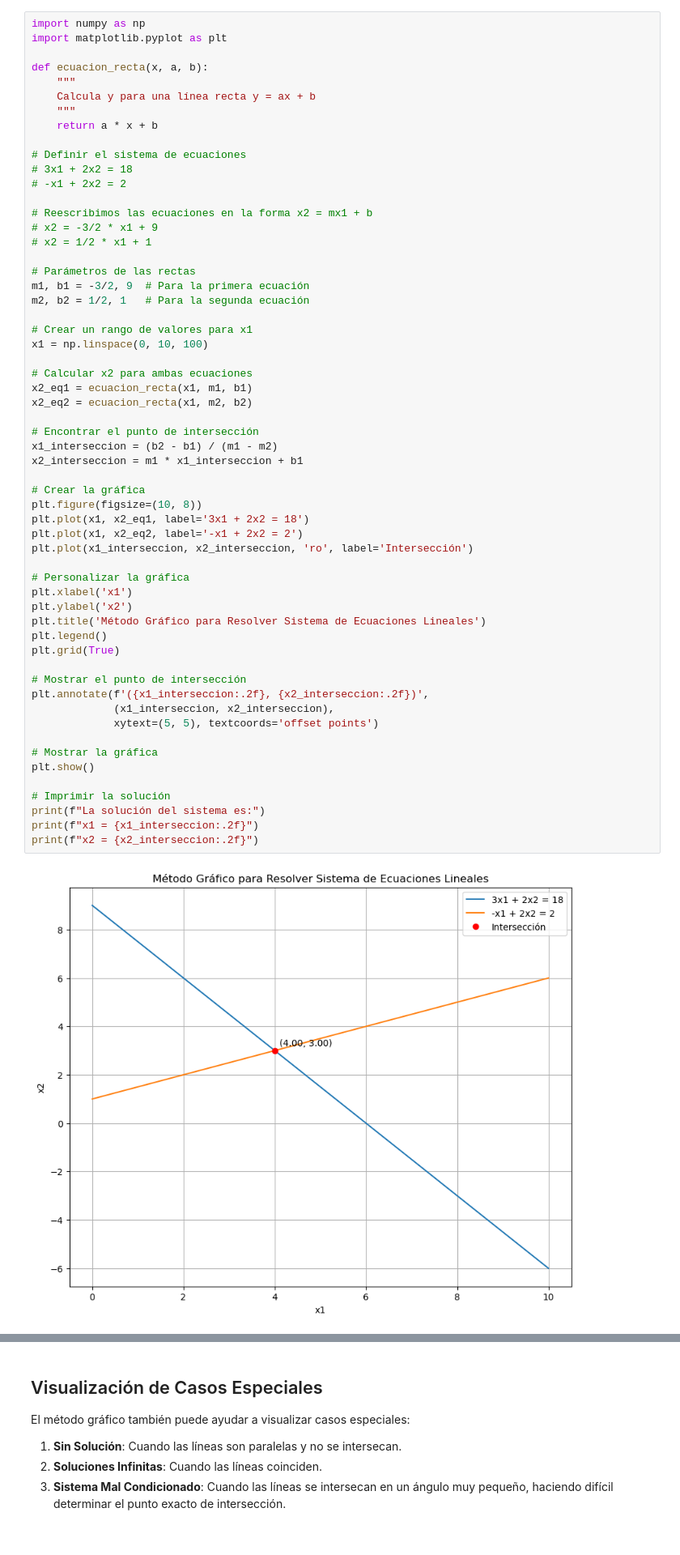
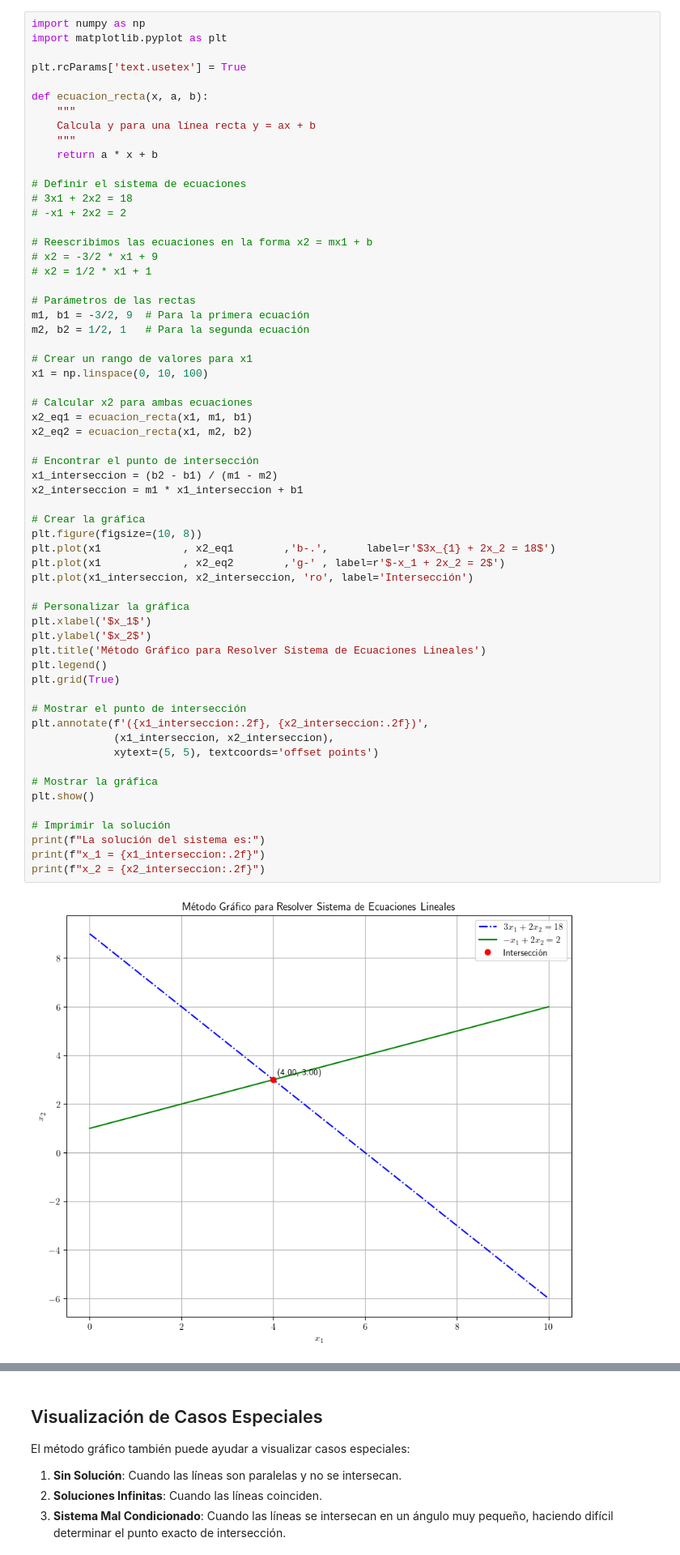
Before and after one commit to cpatagon/Python_Numerico, a Jupyter notebook: clases/04_ SistemasEcuacionesLineales/04_MetodoGrafico_AL.ipynb, the cells around one changed output, grey strips where cells are left out. Shown at 81% size. Cells and saved outputs as stored; diff of their text form.

```diff
--- a/clases/04_ SistemasEcuacionesLineales/04_MetodoGrafico_AL.ipynb
+++ b/clases/04_ SistemasEcuacionesLineales/04_MetodoGrafico_AL.ipynb
@@ -58,6 +60,8 @@ Al graficar, estas líneas se intersecan en $(x_1, x_2) = (4, 3)$, que es la sol
 # %%
 import numpy as np
 import matplotlib.pyplot as plt
+
+plt.rcParams['text.usetex'] = True
 
 def ecuacion_recta(x, a, b):
     """
@@ -81,38 +85,38 @@ m2, b2 = 1/2, 1   # Para la segunda ecuación
 x1 = np.linspace(0, 10, 100)
 
 # Calcular x2 para ambas ecuaciones
 x2_eq1 = ecuacion_recta(x1, m1, b1)
 x2_eq2 = ecuacion_recta(x1, m2, b2)
 
 # Encontrar el punto de intersección
 x1_interseccion = (b2 - b1) / (m1 - m2)
 x2_interseccion = m1 * x1_interseccion + b1
 
 # Crear la gráfica
 plt.figure(figsize=(10, 8))
-plt.plot(x1, x2_eq1, label='3x1 + 2x2 = 18')
-plt.plot(x1, x2_eq2, label='-x1 + 2x2 = 2')
+plt.plot(x1             , x2_eq1        ,'b-.',      label=r'$3x_{1} + 2x_2 = 18$')
+plt.plot(x1             , x2_eq2        ,'g-' , label=r'$-x_1 + 2x_2 = 2$')
 plt.plot(x1_interseccion, x2_interseccion, 'ro', label='Intersección')
 
 # Personalizar la gráfica
-plt.xlabel('x1')
-plt.ylabel('x2')
+plt.xlabel('$x_1$')
+plt.ylabel('$x_2$')
 plt.title('Método Gráfico para Resolver Sistema de Ecuaciones Lineales')
 plt.legend()
 plt.grid(True)
 
 # Mostrar el punto de intersección
 plt.annotate(f'({x1_interseccion:.2f}, {x2_interseccion:.2f})',
              (x1_interseccion, x2_interseccion),
              xytext=(5, 5), textcoords='offset points')
 
 # Mostrar la gráfica
 plt.show()
 
 # Imprimir la solución
 print(f"La solución del sistema es:")
-print(f"x1 = {x1_interseccion:.2f}")
-print(f"x2 = {x2_interseccion:.2f}")
+print(f"x_1 = {x1_interseccion:.2f}")
+print(f"x_2 = {x2_interseccion:.2f}")
 # %% [output]
-[figure, old version]
+[figure, new version]
 La solución del sistema es:
```
Also changed, not shown: parts of 2 cells of this notebook, 1 other file.
